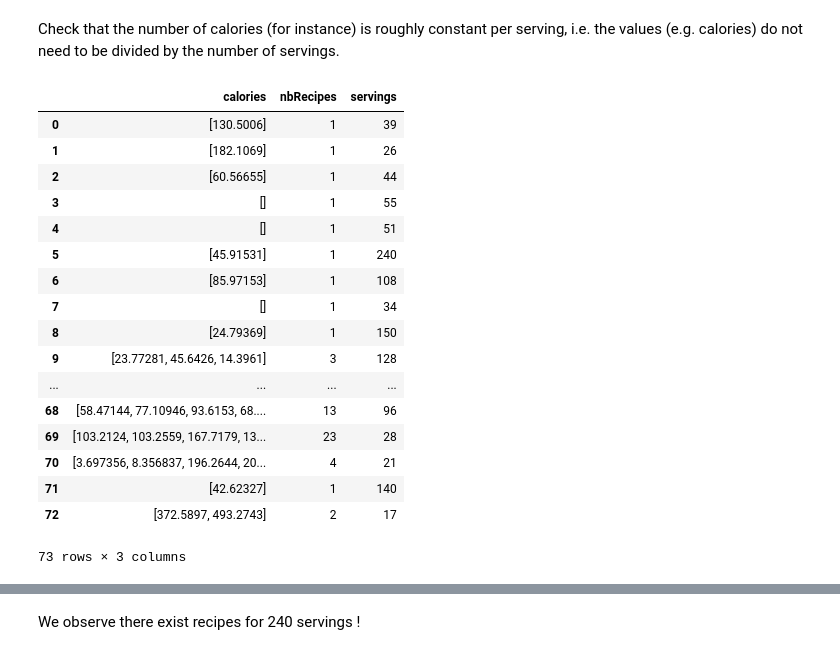
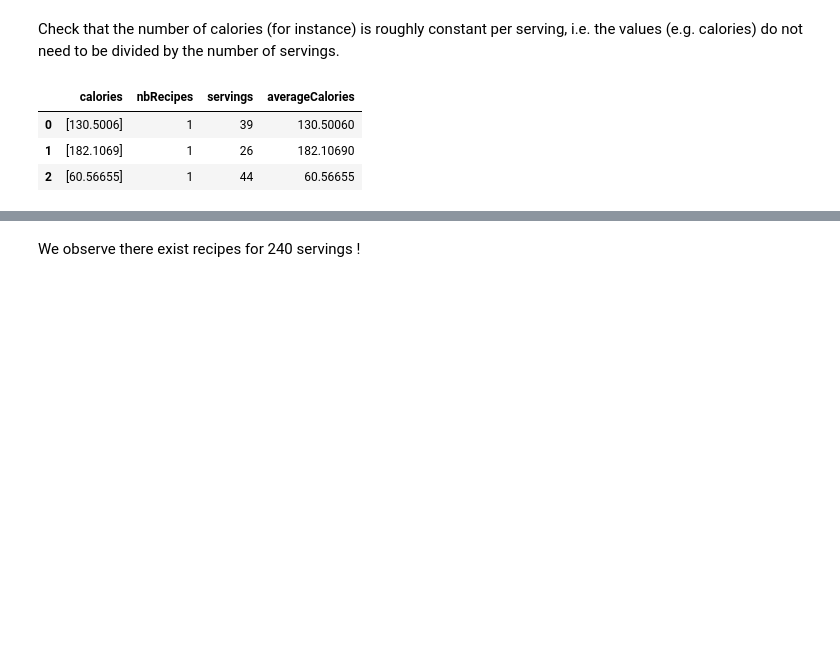
Before and after one commit to Rivollet/ADAProject, a Jupyter notebook: mongo-example/create_JSONs_from_database.ipynb, the cells around one changed output, grey strips where cells are left out. Saved outputs shown, nothing was run; the diff lists cells and outputs as text; code cells hidden in the pictures; blank space fills up the shorter version.

```diff
--- a/mongo-example/create_JSONs_from_database.ipynb
+++ b/mongo-example/create_JSONs_from_database.ipynb
@@ -425,30 +399,18 @@ Check that the number of calories (for instance) is roughly constant per serving
 # %%
 res = group_and_get_aggregate_of_field(
         collection,
         group_by_field_address='$servings',
         aggregate_field_address = '$nutrition.calories.amount',
         group_by_field_output_name = 'servings',
         aggregate_field_output_name = 'calories',
         aggregationFunction = '$addToSet'
 )
 res = pd.DataFrame.from_dict(res)
-res
+res['averageCalories'] = res['calories'].map(lambda x: np.mean(x))
+
+res.head(3)
 # %% [output]
-|  | calories | nbRecipes | servings |
-| 0 | [130.5006] | 1 | 39 |
-| 1 | [182.1069] | 1 | 26 |
-| 2 | [60.56655] | 1 | 44 |
-| 3 | [] | 1 | 55 |
-| 4 | [] | 1 | 51 |
-| 5 | [45.91531] | 1 | 240 |
-| 6 | [85.97153] | 1 | 108 |
-| 7 | [] | 1 | 34 |
-| 8 | [24.79369] | 1 | 150 |
-| 9 | [23.77281, 45.6426, 14.3961] | 3 | 128 |
-| ... | ... | ... | ... |
-| 68 | [58.47144, 77.10946, 93.6153, 68.... | 13 | 96 |
-| 69 | [103.2124, 103.2559, 167.7179, 13... | 23 | 28 |
-| 70 | [3.697356, 8.356837, 196.2644, 20... | 4 | 21 |
-| 71 | [42.62327] | 1 | 140 |
-| 72 | [372.5897, 493.2743] | 2 | 17 |
+|  | calories | nbRecipes | servings | averageCalories |
+| 0 | [130.5006] | 1 | 39 | 130.50060 |
+| 1 | [182.1069] | 1 | 26 | 182.10690 |
+| 2 | [60.56655] | 1 | 44 | 60.56655 |
-73 rows × 3 columns
```
Also changed, not shown: parts of 48 cells of this notebook, 4 other files.
